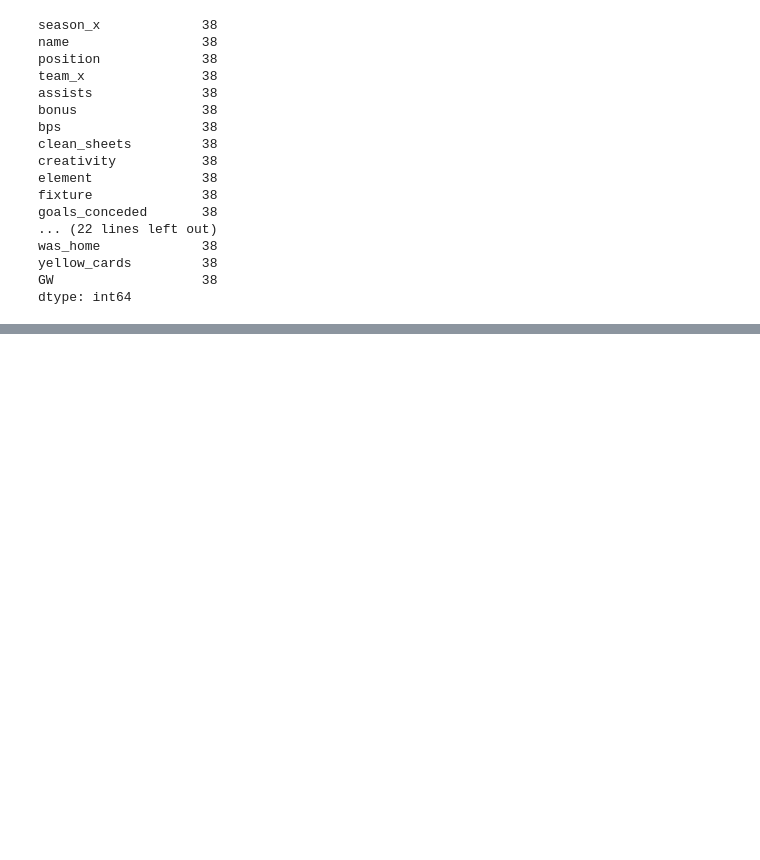
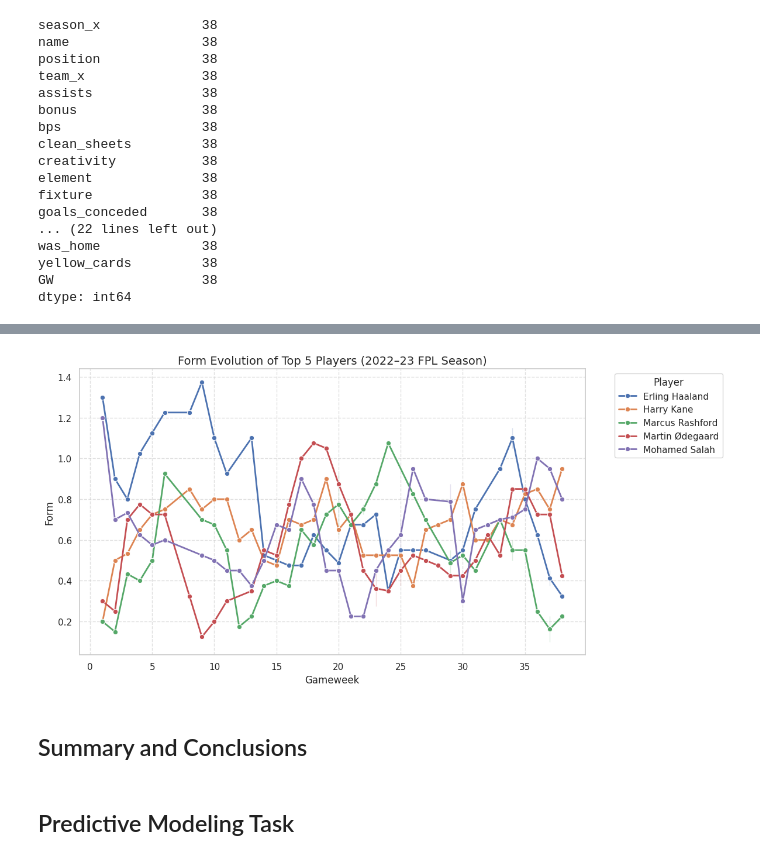
Before and after one commit to abdelrahman1903/Fantasy-Premier-League-Ai-Assistant, a Jupyter notebook: pl-2016-2023.ipynb, the cells around one changed output, grey strips where cells are left out. Cells and saved outputs as stored; diff of their text form; code cells hidden in the pictures; blank space fills up the shorter version.

```diff
--- a/pl-2016-2023.ipynb
+++ b/pl-2016-2023.ipynb
@@ -305,0 +416,16 @@ df[(df["GW"] == 10) & (df["season_x"] == "2017-18") & (df["name"] == "MVictor Li
+# %%
+# Find top 5 players by total points in 2022-23
+player_total_points = df_2022_23.groupby('name')['total_points'].sum().sort_values(ascending=False)
+top_5_total_points = player_total_points.head(5)
+
+print("Top 5 Players by Total Points (2022-23):")
+for i, (player, points) in enumerate(top_5_total_points.items(), 1):
+    print(f"{i}. {player}: {points} points")
+
+# Find top 5 players by average form in 2022-23
+player_avg_form = df_2022_23.groupby('name')['form'].mean().sort_values(ascending=False)
+top_5_form = player_avg_form.head(5)
+
+print("\nTop 5 Players by Average Form (2022-23):")
+for i, (player, form) in enumerate(top_5_form.items(), 1):
+    print(f"{i}. {player}: {form:.3f} form")
@@ -305,0 +479,39 @@ df[(df["GW"] == 10) & (df["season_x"] == "2017-18") & (df["name"] == "MVictor Li
+# %%
+# Visualization for Question B - Form Evolution Analysis
+
+# --- 1️⃣ Filter dataset for 2022–23 season only ---
+df_2022_23 = df[df['season_x'] == '2022-23']
+
+# --- 2️⃣ Get top 5 players by total points ---
+top_5_players = top_5_total_points.index  # from your code
+
+# --- 3️⃣ Filter only those players ---
+top5_data = df_2022_23[df_2022_23['name'].isin(top_5_players)]
+
+# --- 4️⃣ Sort by event (gameweek) for clean plotting ---
+top5_data = top5_data.sort_values(by=['GW', 'name'])
+
+# --- 5️⃣ Plot form evolution ---
+plt.figure(figsize=(12, 6))
+sns.lineplot(
+    data=top5_data,
+    x='GW', y='form',
+    hue='name',
+    marker='o',
+    linewidth=2
+)
+
+# --- 6️⃣ Add labels and title ---
+plt.title('Form Evolution of Top 5 Players (2022–23 FPL Season)', fontsize=14)
+plt.xlabel('Gameweek', fontsize=12)
+plt.ylabel('Form', fontsize=12)
+plt.legend(title='Player', bbox_to_anchor=(1.05, 1), loc='upper left')
+plt.grid(True, linestyle='--', alpha=0.6)
+plt.tight_layout()
+plt.show()
+# %% [output]
+[figure, added]
+# %% [markdown]
+## Summary and Conclusions
+# %% [markdown]
+## Predictive Modeling Task
```
Also changed, not shown: parts of 31 cells of this notebook, 4 other files.
